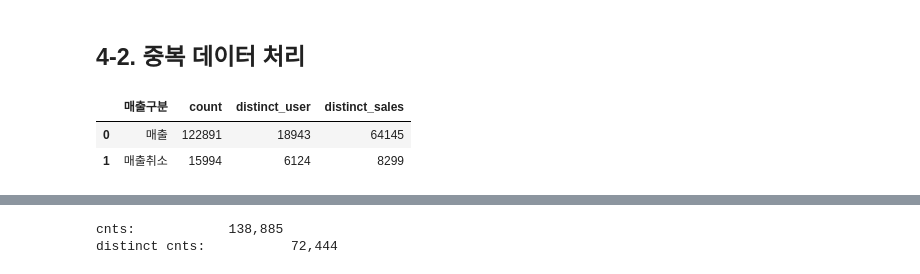
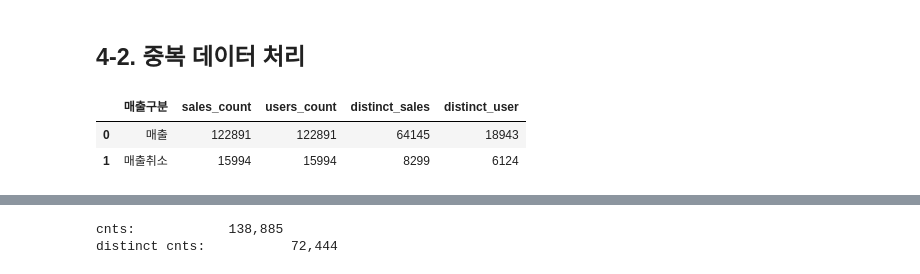
Before and after one commit to MattersOfData/Product-Analysis, a Jupyter notebook: DAY1_Data wrangling.ipynb, the cells around one changed output, grey strips where cells are left out. Drawn from its saved outputs; the diff is of its cells as text; code cells hidden in the pictures.

```diff
--- a/DAY1_Data wrangling.ipynb
+++ b/DAY1_Data wrangling.ipynb
@@ -302,17 +305,17 @@ df_agg_v1.head()
 ## 4-2. 중복 데이터 처리
 # %%
 df_agg_v1.groupby(['매출구분']).agg(
-        count = ('회원키','count'), # 회원키 or 매출키
-        distinct_user = ('회원키','nunique'),
-        distinct_sales = ('매출키','nunique')
+        sales_count = ('매출키','count'), # 회원키 or 매출키
+        users_count = ('회원키', 'count'),
+        distinct_sales = ('매출키','nunique'),
+        distinct_user = ('회원키','nunique')
         ).reset_index()
 
-## 64145 건의 매출이, 18943 유저에 의해 발생함
-## 유저당 최소 3번 정도 결제함
+## 64145 건의 매출이, 18943 유저에 의해 발생함 -> 유저당 최소 3번 정도 결제함
 # %% [output]
-|  | 매출구분 | count | distinct_user | distinct_sales |
-| 0 | 매출 | 122891 | 18943 | 64145 |
-| 1 | 매출취소 | 15994 | 6124 | 8299 |
+|  | 매출구분 | sales_count | users_count | distinct_sales | distinct_user |
+| 0 | 매출 | 122891 | 122891 | 64145 | 18943 |
+| 1 | 매출취소 | 15994 | 15994 | 8299 | 6124 |
 # %%
 df_agg_v1.head(10)
 # %% [output]
```
Also changed, not shown: parts of 42 cells of this notebook.
